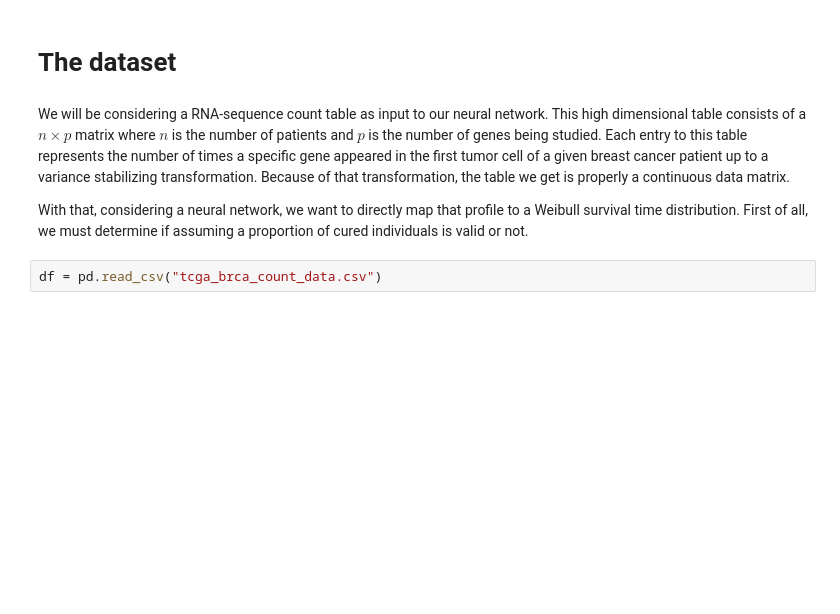
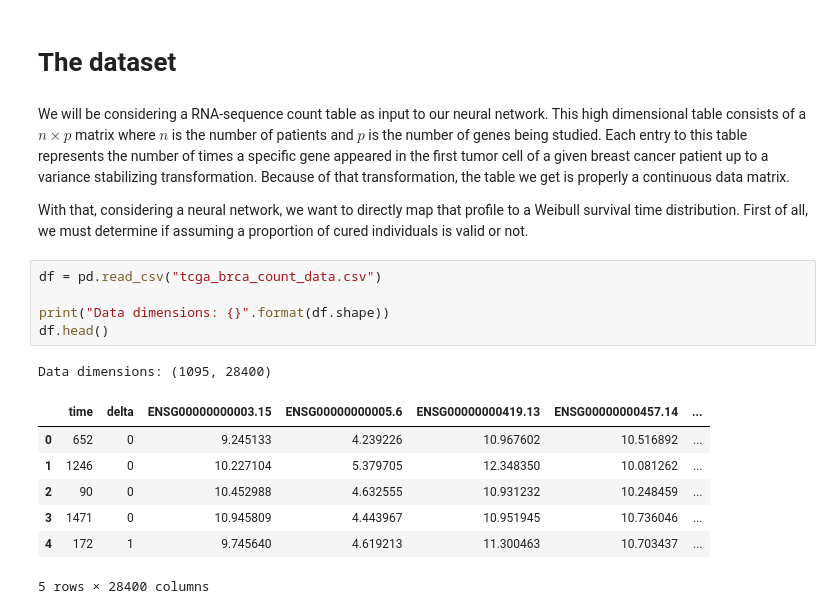
Before and after one commit to nhilariosilva/thetaflow_method_paper, a Jupyter notebook: TCGA-BRCA/TCGA-BRCA.ipynb, the cells around one changed output. Drawn from its saved outputs; the diff is of its cells as text; blank space fills up the shorter version.

```diff
--- a/TCGA-BRCA/TCGA-BRCA.ipynb
+++ b/TCGA-BRCA/TCGA-BRCA.ipynb
@@ -41,3 +42,15 @@ We will be considering a RNA-sequence count table as input to our neural network
 With that, considering a neural network, we want to directly map that profile to a Weibull survival time distribution. First of all, we must determine if assuming a proportion of cured individuals is valid or not.
 # %%
 df = pd.read_csv("tcga_brca_count_data.csv")
+
+print("Data dimensions: {}".format(df.shape))
+df.head()
+# %% [output]
+Data dimensions: (1095, 28400)
+|  | time | delta | ENSG00000000003.15 | ENSG00000000005.6 | ENSG00000000419.13 | ENSG00000000457.14 | ... |
+| 0 | 652 | 0 | 9.245133 | 4.239226 | 10.967602 | 10.516892 | ... |
+| 1 | 1246 | 0 | 10.227104 | 5.379705 | 12.348350 | 10.081262 | ... |
+| 2 | 90 | 0 | 10.452988 | 4.632555 | 10.931232 | 10.248459 | ... |
+| 3 | 1471 | 0 | 10.945809 | 4.443967 | 10.951945 | 10.736046 | ... |
+| 4 | 172 | 1 | 9.745640 | 4.619213 | 11.300463 | 10.703437 | ... |
+5 rows × 28400 columns
```
Also changed, not shown: parts of 13 cells of this notebook, 2 other files.
